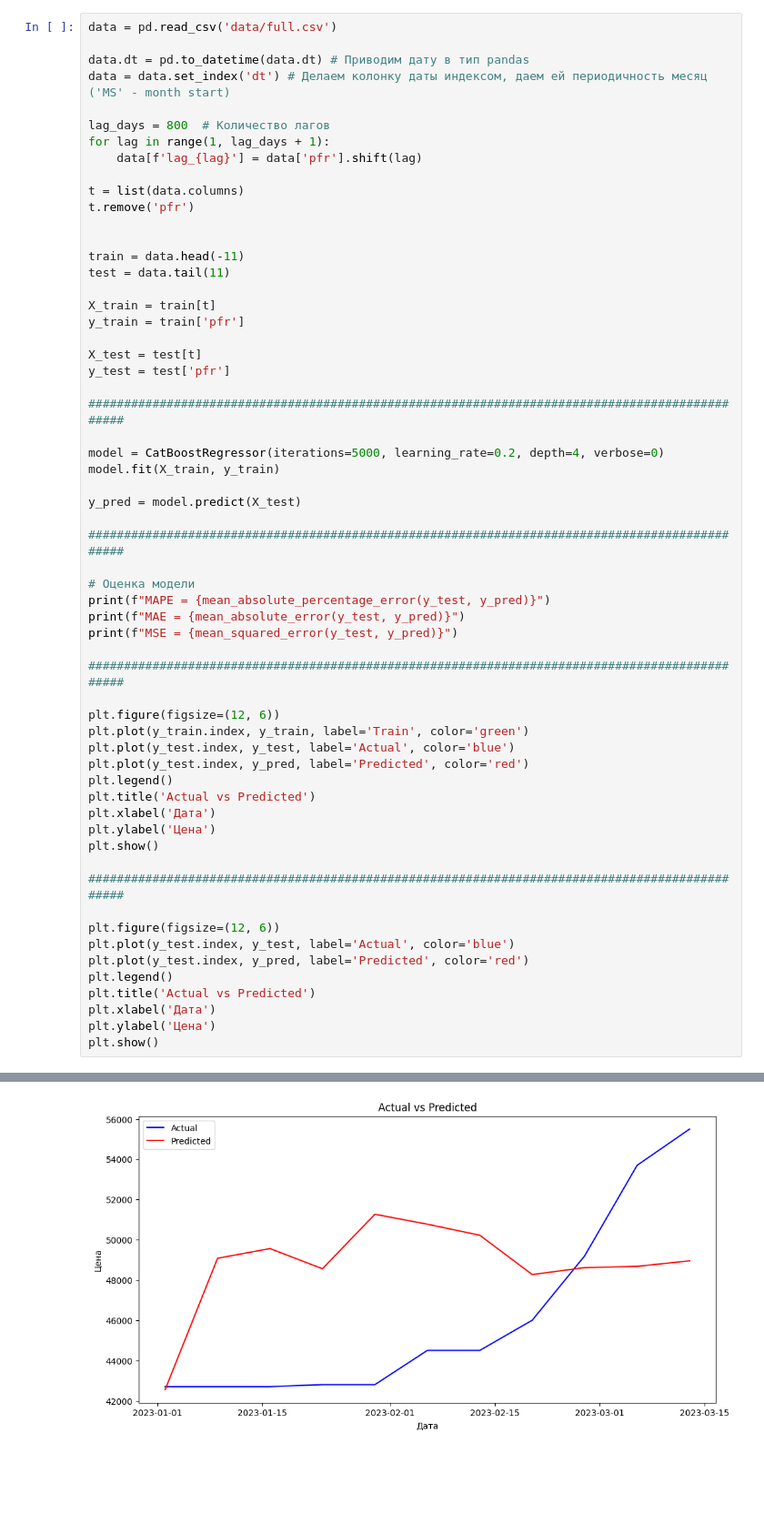
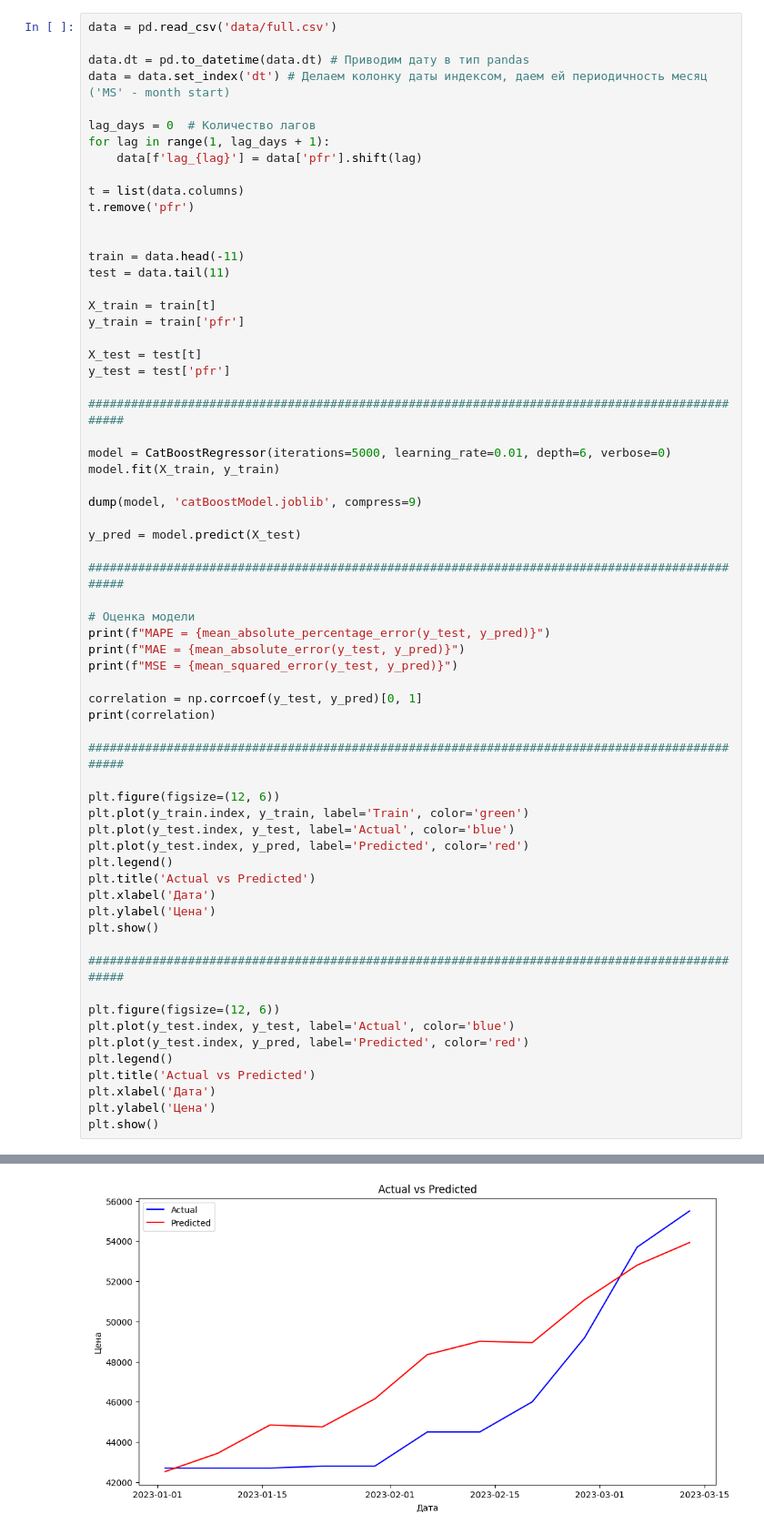
Before and after one commit to Dedushka-Lenin/Intensive_3, a Jupyter notebook: prediction/catboost.ipynb, the cells around one changed output, grey strips where cells are left out. Shown at 91% size. Cells and saved outputs as stored; diff of their text form; blank space fills up the shorter version.

```diff
--- a/prediction/catboost.ipynb
+++ b/prediction/catboost.ipynb
@@ -10,7 +14,7 @@ data = pd.read_csv('data/full.csv')
 data.dt = pd.to_datetime(data.dt) # Приводим дату в тип pandas
 data = data.set_index('dt') # Делаем колонку даты индексом, даем ей периодичность месяц ('MS' - month start)
 
-lag_days = 800  # Количество лагов
+lag_days = 0  # Количество лагов
 for lag in range(1, lag_days + 1):
     data[f'lag_{lag}'] = data['pfr'].shift(lag)
 
@@ -29,8 +33,10 @@ y_test = test['pfr']
 
 ###############################################################################################
 
-model = CatBoostRegressor(iterations=5000, learning_rate=0.2, depth=4, verbose=0)
+model = CatBoostRegressor(iterations=5000, learning_rate=0.01, depth=6, verbose=0)
 model.fit(X_train, y_train)
+
+dump(model, 'catBoostModel.joblib', compress=9)
 
 y_pred = model.predict(X_test)
 
@@ -40,6 +46,9 @@ y_pred = model.predict(X_test)
 print(f"MAPE = {mean_absolute_percentage_error(y_test, y_pred)}")
 print(f"MAE = {mean_absolute_error(y_test, y_pred)}")
 print(f"MSE = {mean_squared_error(y_test, y_pred)}")
+
+correlation = np.corrcoef(y_test, y_pred)[0, 1]
+print(correlation)
 
 ###############################################################################################
 
@@ -71,2 +81,2 @@ MSE = 30764351.981366634
-[figure, old version]
+[figure, new version]
 # %%
```
Also changed, not shown: parts of 5 cells of this notebook, 13 other files.
